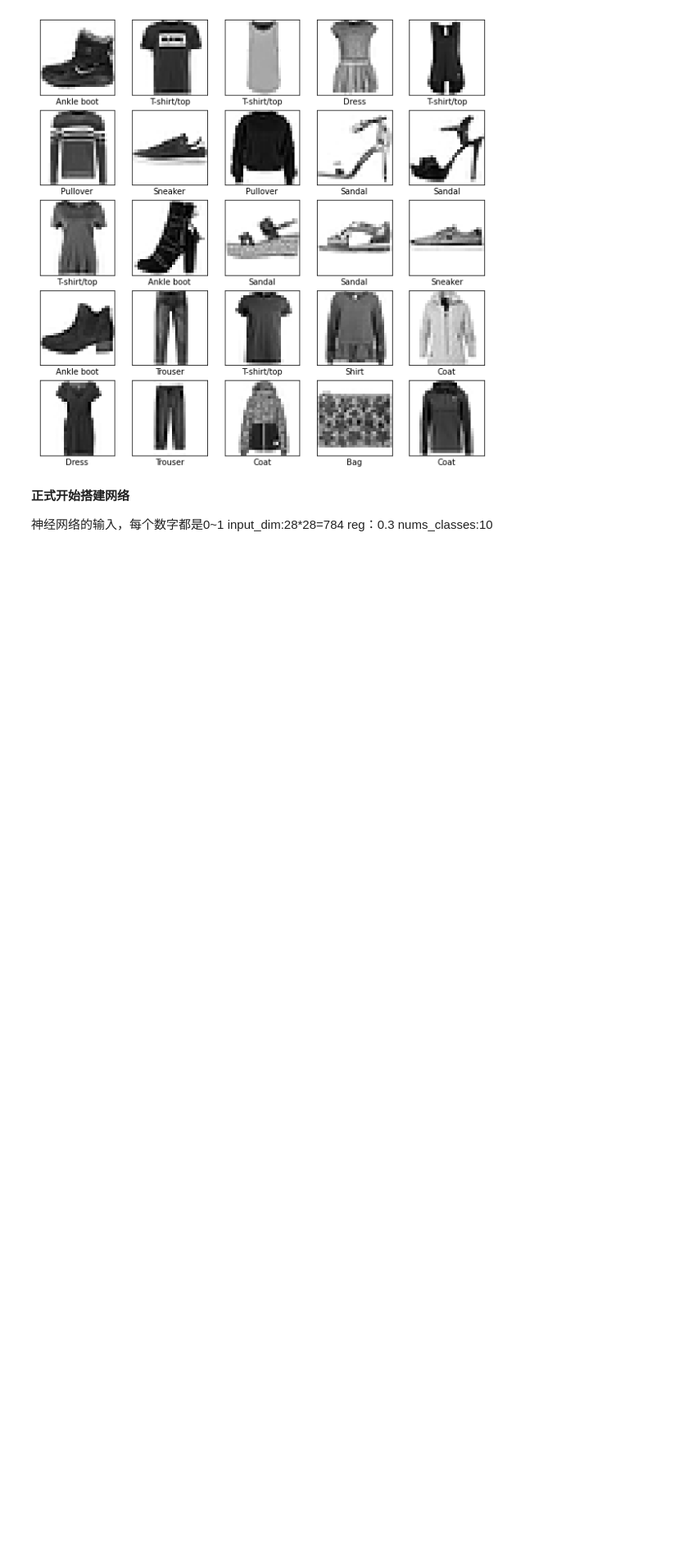
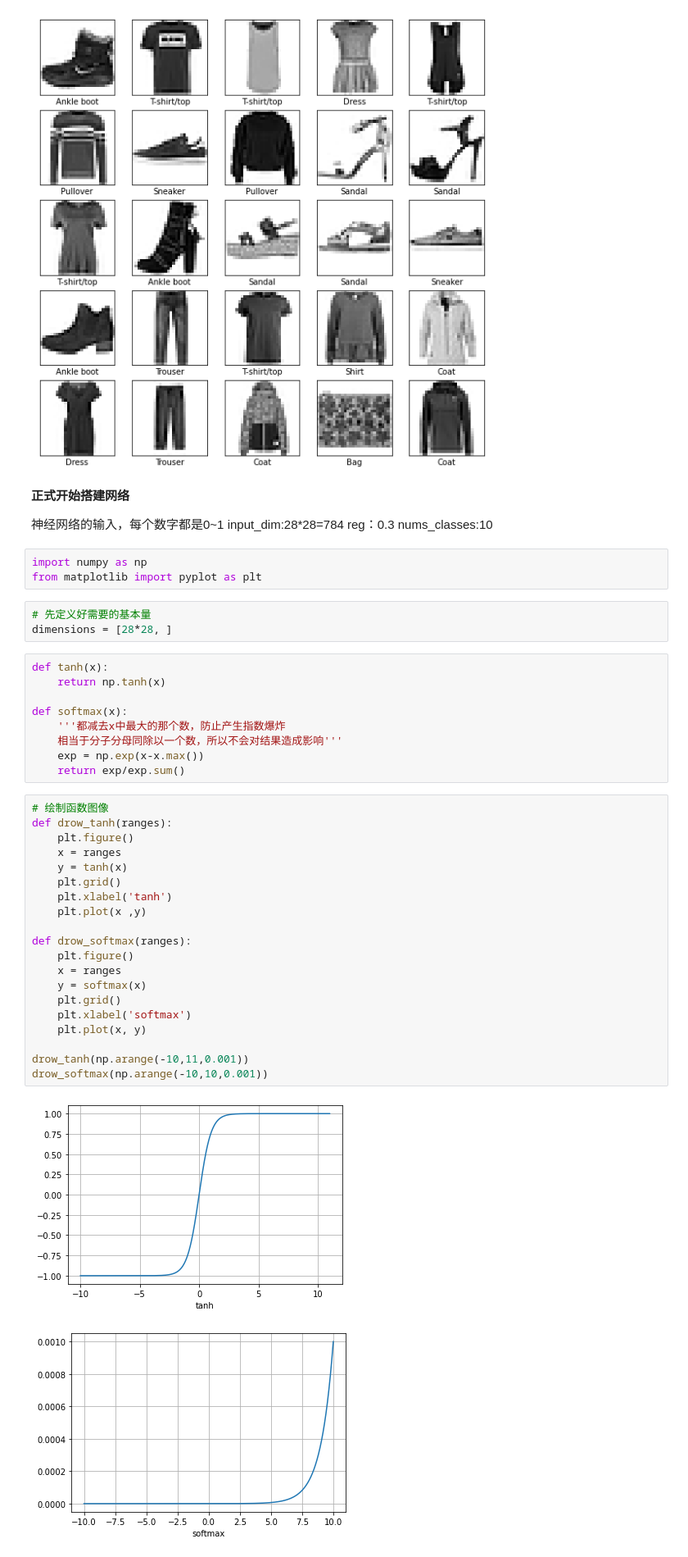
Before and after one commit to XianweiC/ML_practice, a Jupyter notebook: Neural Network/notebook/Network.ipynb, the cells around one changed output. Shown at 82% size. Saved outputs shown, nothing was run; the diff lists cells and outputs as text; blank space fills up the shorter version.

```diff
--- a/Neural Network/notebook/Network.ipynb
+++ b/Neural Network/notebook/Network.ipynb
@@ -55,4 +55,42 @@ for i in range(25):
 input_dim:28*28=784
 reg：0.3
 nums_classes:10
+# %%
+import numpy as np
+from matplotlib import pyplot as plt
+# %%
+# 先定义好需要的基本量
+dimensions = [28*28, ]
+# %%
+def tanh(x):
+    return np.tanh(x)
+
+def softmax(x):
+    '''都减去x中最大的那个数，防止产生指数爆炸
+    相当于分子分母同除以一个数，所以不会对结果造成影响'''
+    exp = np.exp(x-x.max())
+    return exp/exp.sum()
+# %%
+# 绘制函数图像
+def drow_tanh(ranges):
+    plt.figure()
+    x = ranges
+    y = tanh(x)
+    plt.grid()
+    plt.xlabel('tanh')
+    plt.plot(x ,y)
+
+def drow_softmax(ranges):
+    plt.figure()
+    x = ranges
+    y = softmax(x)
+    plt.grid()
+    plt.xlabel('softmax')
+    plt.plot(x, y)
+
+drow_tanh(np.arange(-10,11,0.001))
+drow_softmax(np.arange(-10,10,0.001))
+# %% [output]
+[figure, added]
+[figure, added]
 # %%
```
Also changed, not shown: parts of 1 cell of this notebook.
